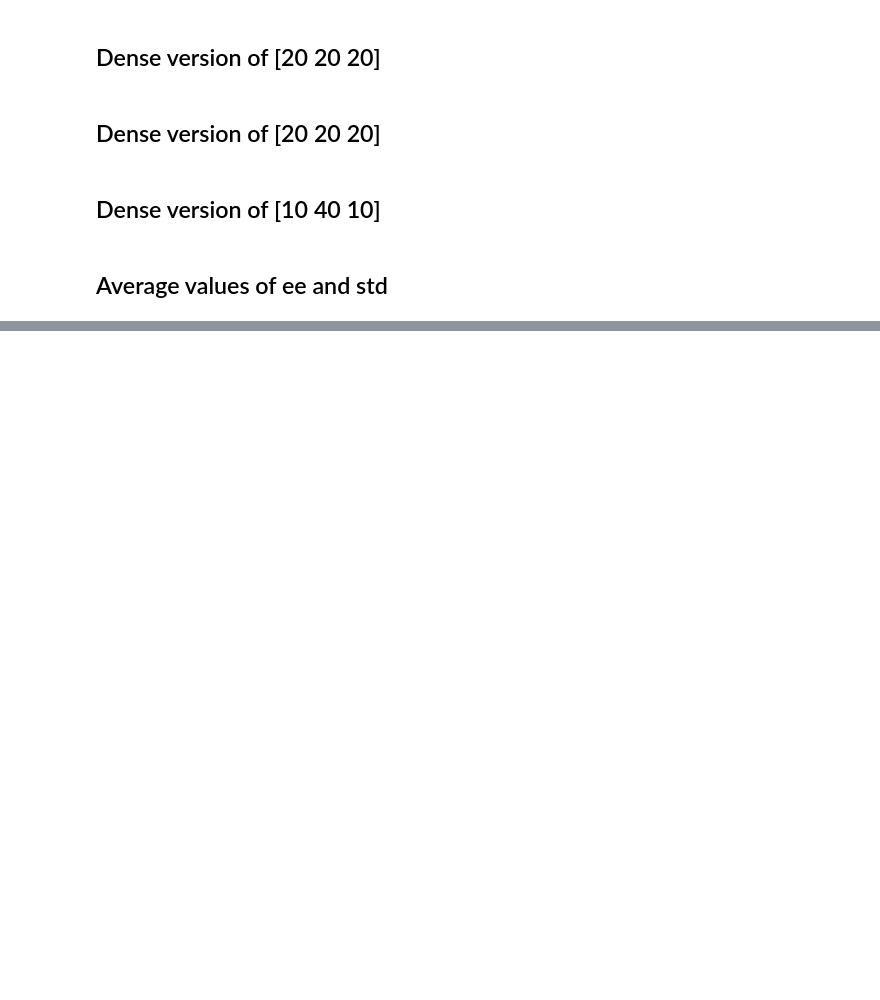
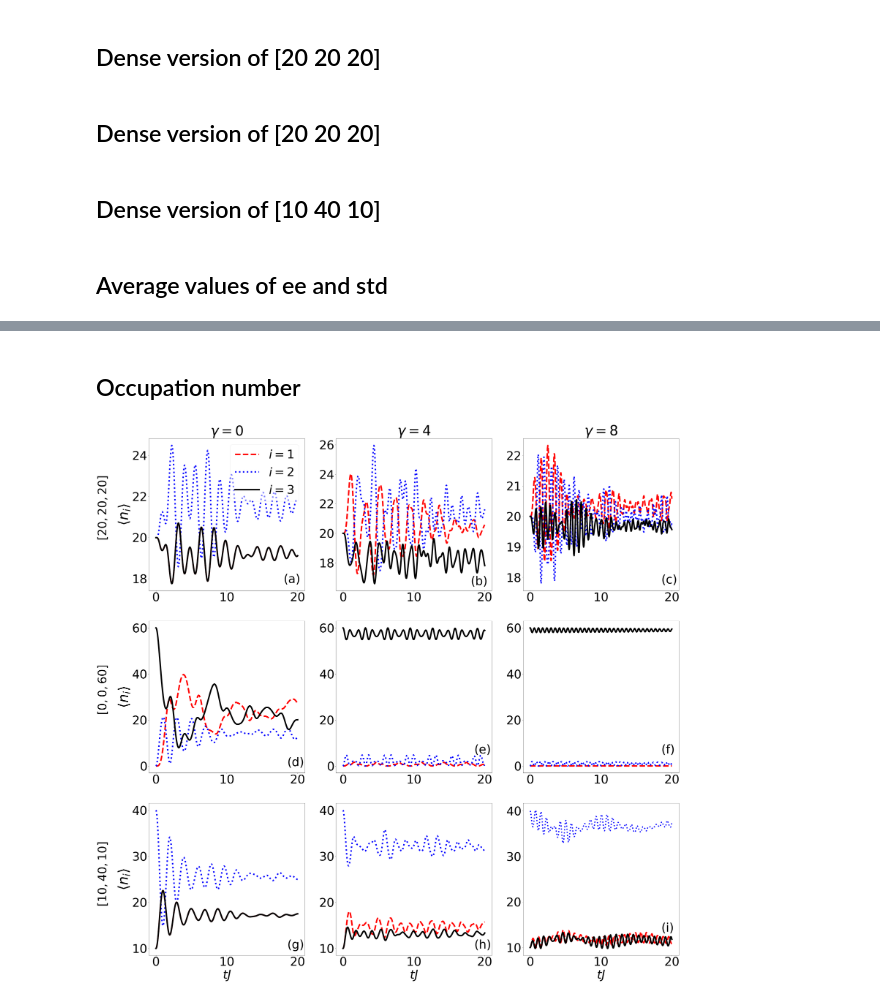
Before and after one commit to coolgas/chaos, a Jupyter notebook: python graphs.ipynb, the cells around one changed output, grey strips where cells are left out. Drawn from its saved outputs; the diff is of its cells as text; code cells hidden in the pictures; blank space fills up the shorter version.

```diff
--- a/python graphs.ipynb
+++ b/python graphs.ipynb
@@ -144,0 +186,2 @@ plt.savefig("./pics/pypic1.png", format='png', bbox_inches='tight',pad_inches =
+# %% [markdown]
+## Occupation number
@@ -144,0 +336,64 @@ plt.savefig("./pics/pypic1.png", format='png', bbox_inches='tight',pad_inches =
+# %%
+fig3, ax3 = plt.subplots(3,3, figsize=(45, 45))
+
+ax3[0,0].plot(ts,evol_num01,linestyle="dashed",color="red",label=r"$i=1$",linewidth=7)
+ax3[0,0].plot(ts,evol_num02,linestyle="dotted",color="blue",label=r"$i=2$",linewidth=7)
+ax3[0,0].plot(ts,evol_num03, color="black",label=r"$i=3$",linewidth=7)
+ax3[0,0].legend(fancybox=True,framealpha=0.5)
+ax3[0,0].set_ylabel(r"$\langle n_{i} \rangle$",fontsize=65)
+ax3[0,0].set_title(r"$\gamma=0$",fontsize=64)
+plt.figtext(0.05, 0.735, r'$[20,20,20]$', fontsize=55, rotation=90)
+ax3[0,0].annotate("(a)",xy=(18,17.8))
+
+ax3[0,1].plot(ts,evol_num41,linestyle="dashed",color="red",linewidth=7)
+ax3[0,1].plot(ts,evol_num42,linestyle="dotted",color="blue",linewidth=7)
+ax3[0,1].plot(ts,evol_num43,color="black",linewidth=7)
+ax3[0,1].set_title(r"$\gamma=4$",fontsize=65)
+ax3[0,1].annotate("(b)",xy=(18,16.5))
+
+ax3[0,2].plot(ts,evol_num81,linestyle="dashed",color="red",linewidth=7)
+ax3[0,2].plot(ts,evol_num82,linestyle="dotted",color="blue",linewidth=7)
+ax3[0,2].plot(ts,evol_num83,color="black",linewidth=7)
+ax3[0,2].set_title(r"$\gamma=8$",fontsize=65)
+ax3[0,2].annotate("(c)",xy=(18.5,17.8))
+
+ax3[1,0].plot(ts,evol_num01_new,linestyle="dashed",color="red",linewidth=7)
+ax3[1,0].plot(ts,evol_num02_new,linestyle="dotted",color="blue",linewidth=7)
+ax3[1,0].plot(ts,evol_num03_new,color="black",linewidth=7)
+ax3[1,0].set_ylabel(r"$\langle n_{i} \rangle$",fontsize=65)
+plt.figtext(0.05, 0.48, r'$[0,0,60]$', fontsize=55, rotation=90)
+ax3[1,0].annotate("(d)",xy=(18.5,0))
+
+ax3[1,1].plot(ts,evol_num41_new,linestyle="dashed",color="red",linewidth=7)
+ax3[1,1].plot(ts,evol_num42_new,linestyle="dotted",color="blue",linewidth=7)
+ax3[1,1].plot(ts,evol_num43_new,color="black",linewidth=7)
+ax3[1,1].annotate("(e)",xy=(18.5,5.5))
+
+ax3[1,2].plot(ts,evol_num81_new,linestyle="dashed",color="red",linewidth=7)
+ax3[1,2].plot(ts,evol_num82_new,linestyle="dotted",color="blue",linewidth=7)
+ax3[1,2].plot(ts,evol_num83_new,color="black",linewidth=7)
+ax3[1,2].annotate("(f)",xy=(18.5,5.5))
+
+ax3[2,0].plot(ts,evol_num01_newnew,linestyle="dashed",color="red",linewidth=7)
+ax3[2,0].plot(ts,evol_num02_newnew,linestyle="dotted",color="blue",linewidth=7)
+ax3[2,0].plot(ts,evol_num03_newnew,color="black",linewidth=7)
+ax3[2,0].set_xlabel(r"$tJ$")
+ax3[2,0].set_ylabel(r"$\langle n_{i} \rangle$",fontsize=65)
+plt.figtext(0.05, 0.2, r'$[10,40,10]$', fontsize=55, rotation=90)
+ax3[2,0].annotate("(g)",xy=(18.5,10))
+
+ax3[2,1].plot(ts,evol_num41_newnew,linestyle="dashed",color="red",linewidth=7)
+ax3[2,1].plot(ts,evol_num42_newnew,linestyle="dotted",color="blue",linewidth=7)
+ax3[2,1].plot(ts,evol_num43_newnew,color="black",linewidth=7)
+ax3[2,1].set_xlabel(r"$tJ$")
+ax3[2,1].annotate("(h)",xy=(18.5,10))
+
+ax3[2,2].plot(ts,evol_num81_newnew,linestyle="dashed",color="red",linewidth=7)
+ax3[2,2].plot(ts,evol_num82_newnew,linestyle="dotted",color="blue",linewidth=5.5)
+ax3[2,2].plot(ts,evol_num83_newnew,color="black",linewidth=7)
+ax3[2,2].set_xlabel(r"$tJ$")
+ax3[2,2].annotate("(i)",xy=(18.5,13.5))
+
+plt.savefig("./pics/pypic3.png", format='png', bbox_inches='tight',pad_inches = 0.4)
+# %% [output]
+[figure, added]
```
Also changed, not shown: parts of 9 cells of this notebook, 40 other files.
